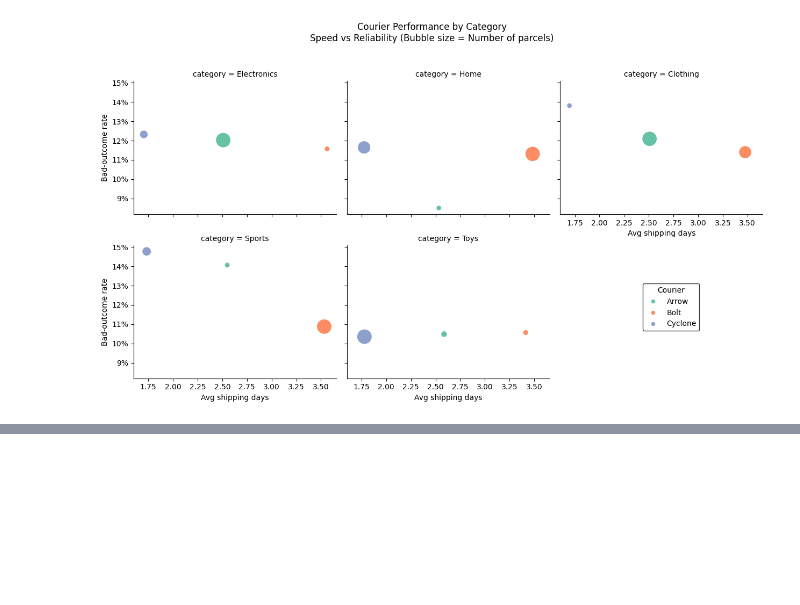
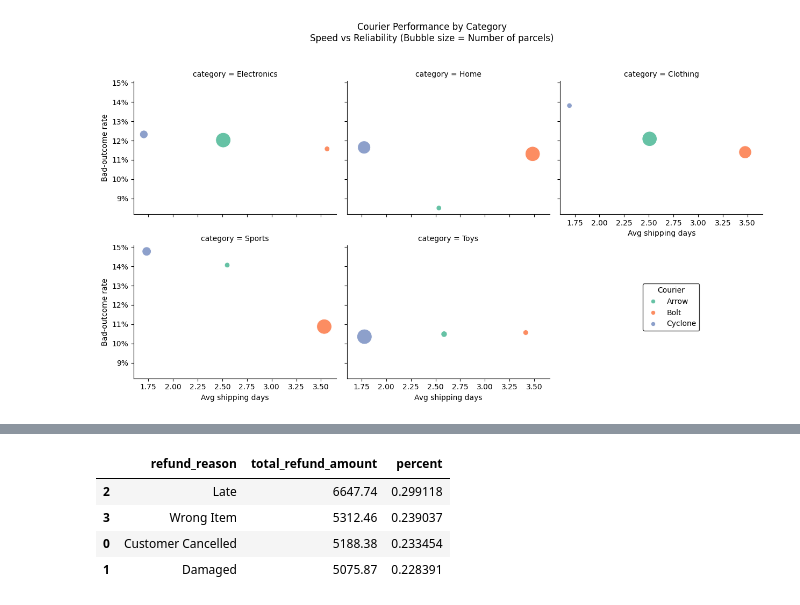
Before and after one commit to maxcyn/e-commerce-data-analytics, a Jupyter notebook: analysis.ipynb, the cells around one changed output, grey strips where cells are left out. Saved outputs shown, nothing was run; the diff lists cells and outputs as text; code cells hidden in the pictures; blank space fills up the shorter version.

```diff
--- a/analysis.ipynb
+++ b/analysis.ipynb
@@ -1181,0 +1201,14 @@ plt.show()
+# %%
+# Refund amount by reason
+refund_amount_reason = (
+    refunds.groupby("refund_reason", as_index=False).agg(total_refund_amount=("refund_amount", "sum"))
+)
+refund_amount_reason["percent"] = refund_amount_reason["total_refund_amount"] / refund_amount_reason["total_refund_amount"].sum()
+
+refund_amount_reason.sort_values("percent", ascending=False)
+# %% [output]
+|  | refund_reason | total_refund_amount | percent |
+| 2 | Late | 6647.74 | 0.299118 |
+| 3 | Wrong Item | 5312.46 | 0.239037 |
+| 0 | Customer Cancelled | 5188.38 | 0.233454 |
+| 1 | Damaged | 5075.87 | 0.228391 |
```
Also changed, not shown: parts of 7 cells of this notebook.
